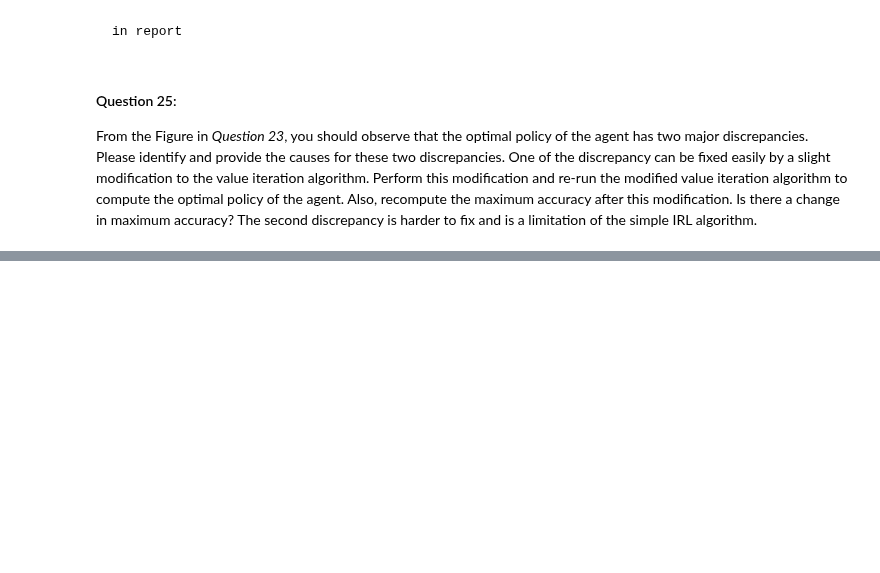
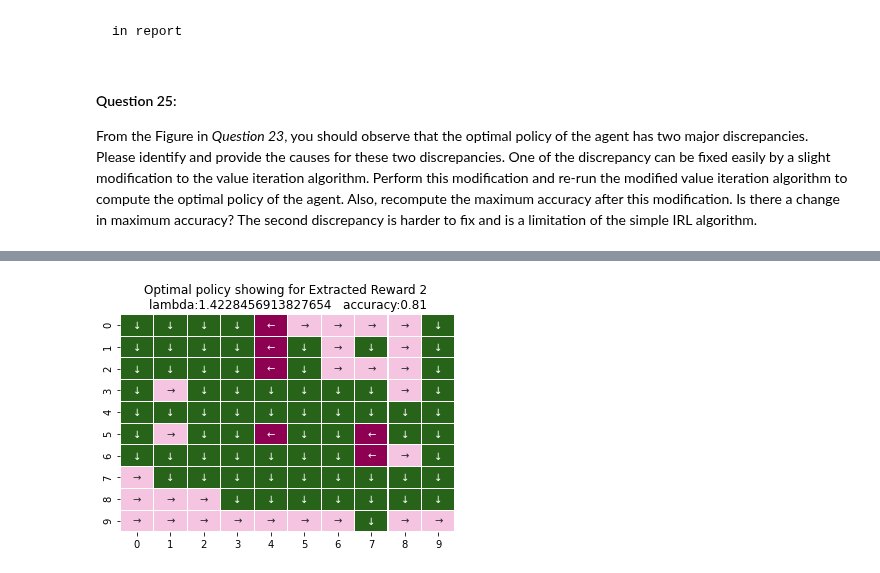
Before and after one commit to MaggieX/Large_Scale_Social_Complex_Network, a Jupyter notebook: Project3/Project3_Q1_Q24.ipynb, the cells around one changed output, grey strips where cells are left out. Cells and saved outputs as stored; diff of their text form; code cells hidden in the pictures; blank space fills up the shorter version.

```diff
--- a/Project3/Project3_Q1_Q24.ipynb
+++ b/Project3/Project3_Q1_Q24.ipynb
@@ -929,0 +955,6 @@ compute the optimal policy of the agent. Also, recompute the maximum accuracy af
+# %%
+# higher lambda, lower accuracy, no deadlock, less out of bound guidance
+lambda_25 = 1.4228456913827654 #0.81 - no deadlock
+extract_env2(lambda_25)
+# %% [output]
+[figure, added]
```
Also changed, not shown: parts of 12 cells of this notebook.
